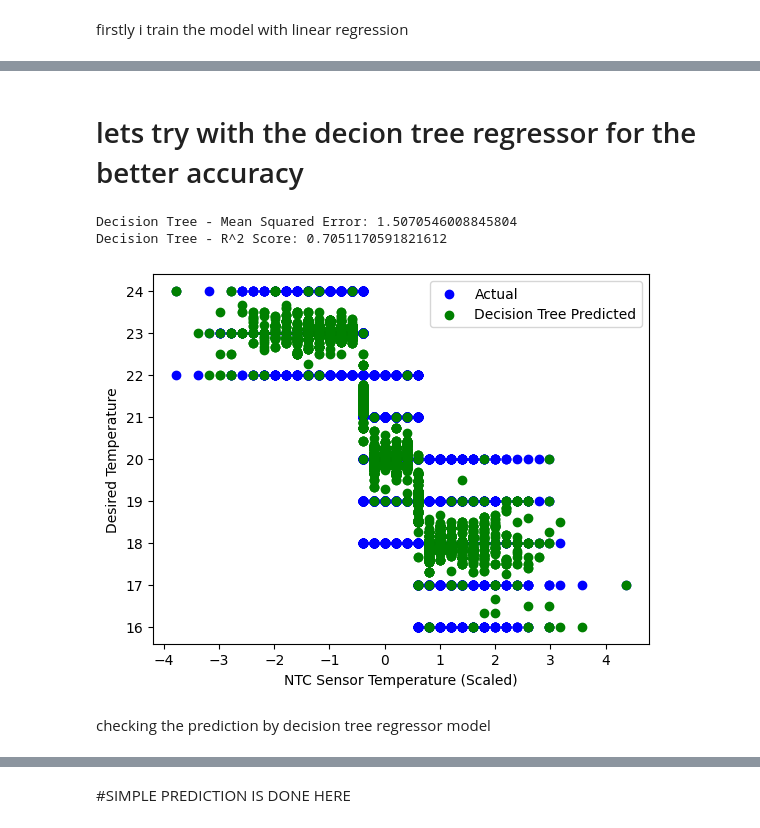
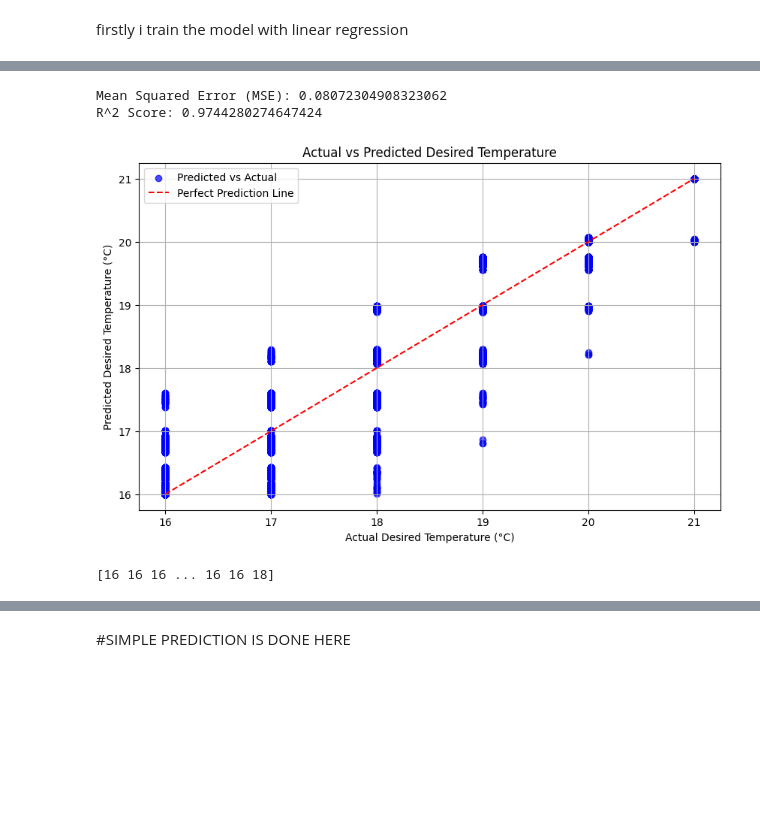
Before and after one commit to Priyanshhujain/ECO_TEMP-Intelligent-HVAC-Optimization, a Jupyter notebook: Eco_Temp_Intelligent_HVAC_Optimization.ipynb, the cells around one changed output, grey strips where cells are left out. Saved outputs shown, nothing was run; the diff lists cells and outputs as text; code cells hidden in the pictures; blank space fills up the shorter version.

Commit message:
Add files via upload
csv_file model

```diff
--- a/Eco_Temp_Intelligent_HVAC_Optimization.ipynb
+++ b/Eco_Temp_Intelligent_HVAC_Optimization.ipynb
@@ -92,9 +35,2 @@ memory usage: 781.4+ KB
 # %% [markdown]
 converting the features into round off
-# %%
-data['ntc_indoor_temperature'] = data['ntc_indoor_temperature'].round().astype(int)
-# %%
-data['ntc_outdoor_temperature'] = data['ntc_outdoor_temperature'].round().astype(int)
-# %%
-data['desired_temperature'] = data['desired_temperature'].round().astype(int)
-print(data.head())
@@ -135,11 +108,11 @@ from sklearn.linear_model import LinearRegression
 from sklearn.metrics import mean_squared_error, r2_score
 import matplotlib.pyplot as plt
 
-X = data[['ntc_indoor_temperature','ntc_outdoor_temperature']].values
-y = data['desired_temperature'].values
+X = data[['Indoor Temperature','Outdoor Temperature']].values
+y = data['Desired Temperature'].values
 
 # Split the data into training and testing sets
-X_train, X_test, y_train, y_test = train_test_split(X, y, test_size=0.2, random_state=42)
+X_train, X_test, y_train, y_test = train_test_split(X, y, test_size=0.3, random_state=40)
 
 # Feature Scaling
 scaler = StandardScaler()
@@ -224,34 +220,38 @@ Predicted desired AC temperature: 20 degrees Celsius
-# %% [markdown]
-# lets try with the decion tree regressor for the better accuracy
 # %%
 import matplotlib.pyplot as plt
-from sklearn.tree import DecisionTreeRegressor
-
-# Initialize the Decision Tree Regressor
-tree_model = DecisionTreeRegressor(random_state=42)
-
-# Train the model
-tree_model.fit(X_train, y_train)
+from sklearn.metrics import mean_squared_error, r2_score
 
 # Make predictions on the test set
-y_pred_tree = tree_model.predict(X_test)
+y_pred = rf_model.predict(X_test)
 
-# Evaluate the model
-mse_tree = mean_squared_error(y_test, y_pred_tree)
-r2_tree = r2_score(y_test, y_pred_tree)
+# Evaluate the model's performance
+mse = mean_squared_error(y_test, y_pred)
+r2 = r2_score(y_test, y_pred)
 
-print(f'Decision Tree - Mean Squared Error: {mse_tree}')
-print(f'Decision Tree - R^2 Score: {r2_tree}')
+# Print evaluation metrics
+print(f"Mean Squared Error (MSE): {mse}")
+print(f"R^2 Score: {r2}")
 
-plt.scatter(X_test[:, 0], y_test, color='blue', label='Actual')
-plt.scatter(X_test[:, 0], y_pred_tree, color='green', label='Decision Tree Predicted')
-plt.xlabel('NTC Sensor Temperature (Scaled)')
-plt.ylabel('Desired Temperature')
+# Plot the actual vs predicted values
+plt.figure(figsize=(10, 6))
+
+# Plot Actual vs Predicted
+plt.scatter(y_test, y_pred, color='blue', label='Predicted vs Actual', alpha=0.7)
+plt.plot([min(y_test), max(y_test)], [min(y_test), max(y_test)], color='red', linestyle='--', label='Perfect Prediction Line')
+
+plt.xlabel("Actual Desired Temperature (°C)")
+plt.ylabel("Predicted Desired Temperature (°C)")
+plt.title("Actual vs Predicted Desired Temperature")
 plt.legend()
+plt.grid(True)
 plt.show()
+
+# Optional: Print individual predictions with actual values for a quick comparison
+comparison = pd.DataFrame({'Actual': y_test, 'Predicted': y_pred})
+
+print(y_test)
 # %% [output]
-Decision Tree - Mean Squared Error: 1.5070546008845804
-Decision Tree - R^2 Score: 0.7051170591821612
+Mean Squared Error (MSE): 0.08072304908323062
+R^2 Score: 0.9744280274647424
-[figure, old version]
+[figure, new version]
+[16 16 16 ... 16 16 18]
-# %% [markdown]
-checking the prediction by decision tree regressor model
```
Also changed, not shown: parts of 30 cells of this notebook, 9 other files.
